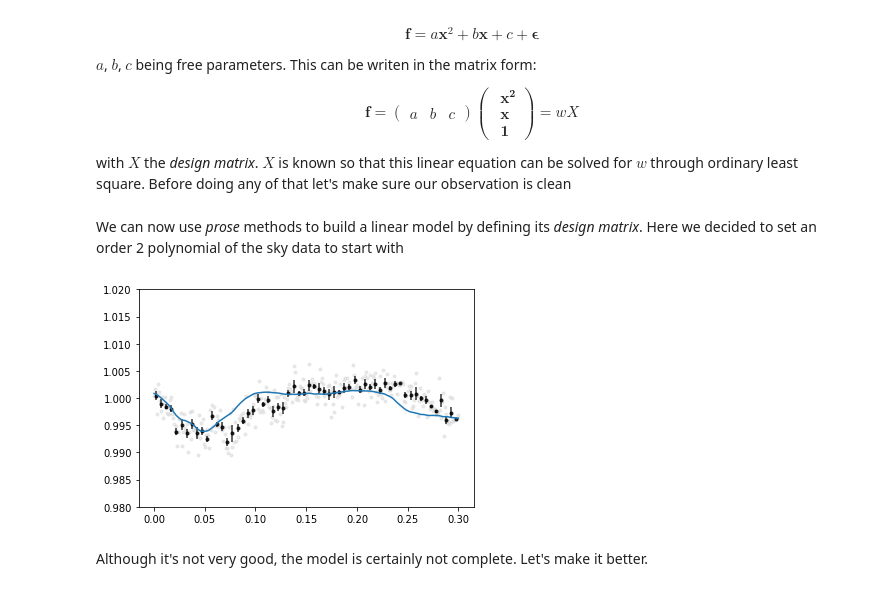
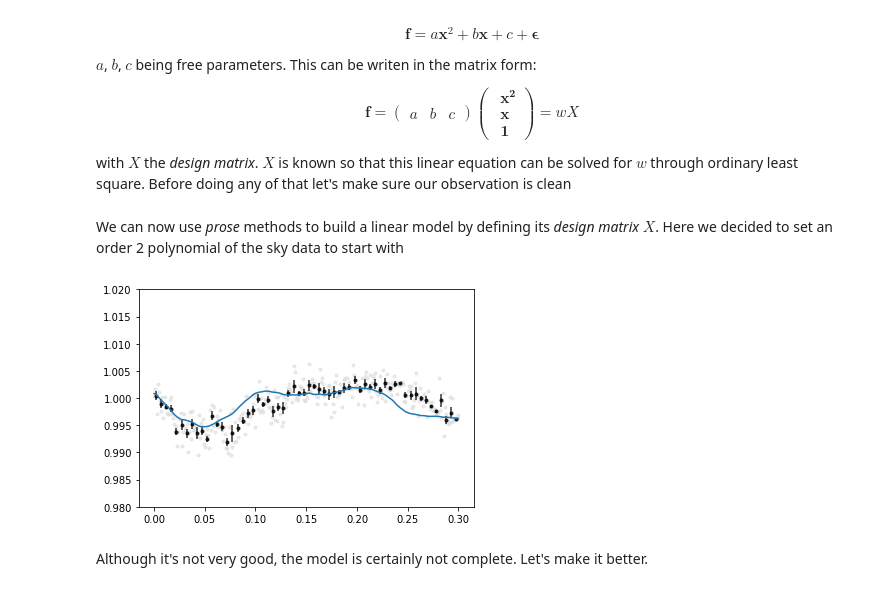
Before and after one commit to jpdeleon/prose2, a Jupyter notebook: docs/source/notebooks/modeling.ipynb, the cells around one changed output. Drawn from its saved outputs; the diff is of its cells as text; code cells hidden in the pictures.

```diff
--- a/docs/source/notebooks/modeling.ipynb
+++ b/docs/source/notebooks/modeling.ipynb
@@ -50,23 +50,20 @@ with $X$ the *design matrix*. $X$ is known so that this linear equation can be s
 # removing obvious outlier
 obs = obs.sigma_clip()
 # %% [markdown]
-We can now use *prose* methods to build a linear model by defining its *design matrix*. Here we decided to set an order 2 polynomial of the sky data to start with
+We can now use *prose* methods to build a linear model by defining its *design matrix* $X$. Here we decided to set an order 2 polynomial of the sky data to start with
 # %%
 from prose import models
 import matplotlib.pyplot as plt
 
-dm = models.design_matrix([
-    models.constant(obs.time),
-    models.polynomial(obs.sky, 2)
-])
+X = models.polynomial(obs.sky, 2)
 
-trend = obs.trend(dm)
+trend = obs.trend(X)
 
 obs.plot()
 plt.plot(obs.time, trend)
 _ = plt.ylim(0.98, 1.02)
 # %% [output]
-[figure, old version]
+[figure, new version]
 # %% [markdown]
 Although it's not very good, the model is certainly not complete. Let's make it better.
 # %% [markdown]
```
Also changed, not shown: parts of 12 cells of this notebook, 7 other files.
